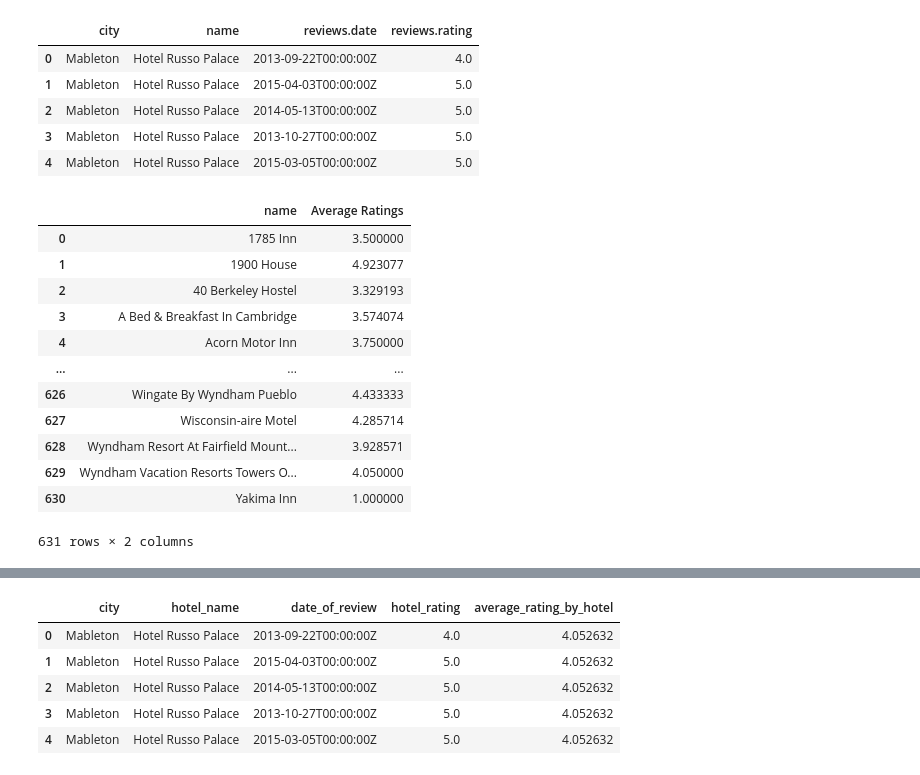
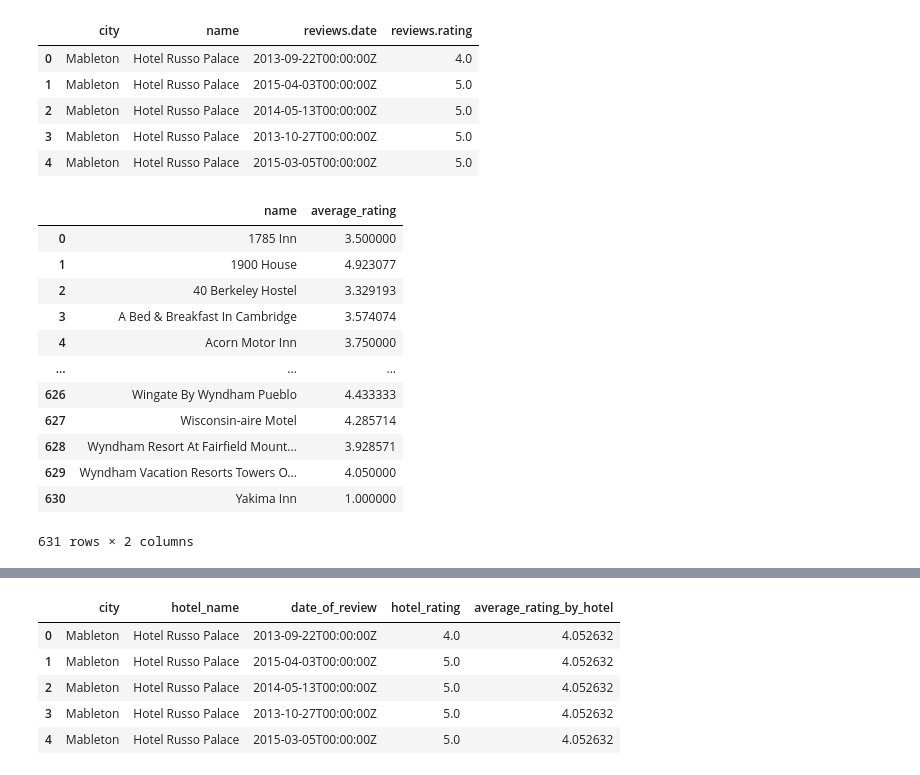
Before and after one commit to aebowden36/hotel-data-etl, a Jupyter notebook: hotel_csv_etl.ipynb, the cells around one changed output, grey strips where cells are left out. Cells and saved outputs as stored; diff of their text form; code cells hidden in the pictures.

```diff
--- a/hotel_csv_etl.ipynb
+++ b/hotel_csv_etl.ipynb
@@ -40,10 +38,10 @@ hotel_drop_rating_na_df.head()
 | 4 | Mableton | Hotel Russo Palace | 2015-03-05T00:00:00Z | 5.0 |
 # %%
 average_rating_df = hotel_drop_rating_na_df.groupby('name').aggregate({'reviews.rating': 'mean'}).reset_index()
-average_rating_df = average_rating_df.rename(columns={'reviews.rating':'Average Ratings'})
+average_rating_df = average_rating_df.rename(columns={'reviews.rating':'average_rating'})
 average_rating_df
 # %% [output]
-|  | name | Average Ratings |
+|  | name | average_rating |
 | 0 | 1785 Inn | 3.500000 |
 | 1 | 1900 House | 4.923077 |
 | 2 | 40 Berkeley Hostel | 3.329193 |
```
Also changed, not shown: parts of 6 cells of this notebook.
